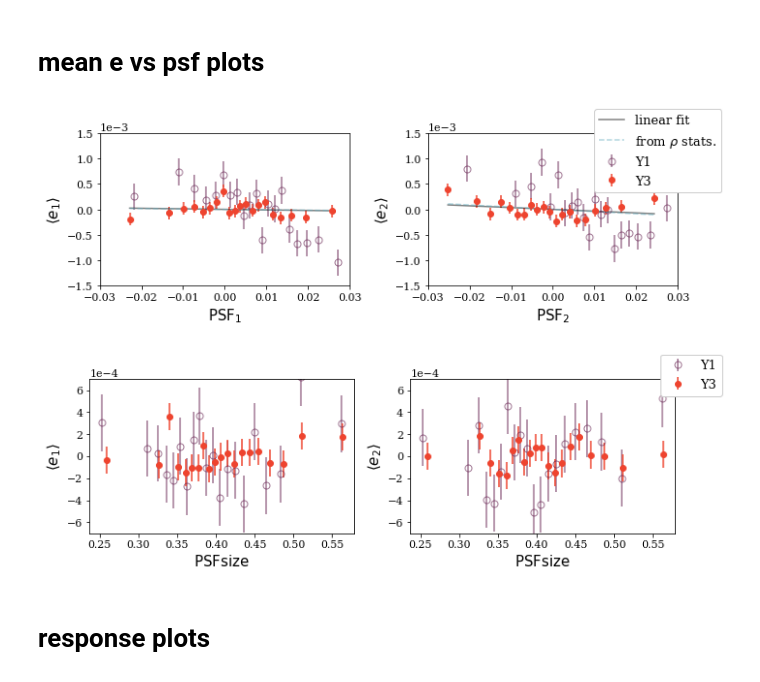
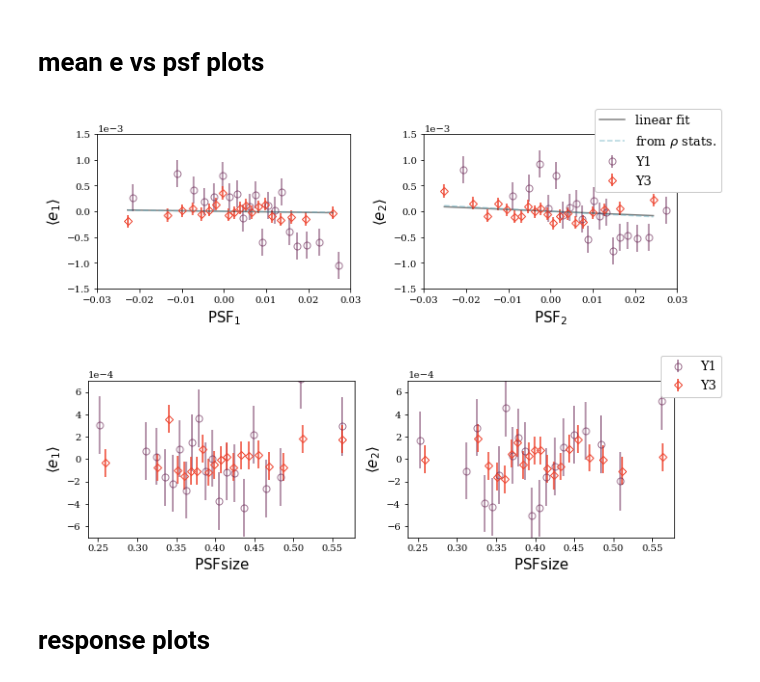
Before and after one commit to des-science/Y3_shearcat_tests, a Jupyter notebook: final_plots_paper/All_the_plots.ipynb, the cells around one changed output. Saved outputs shown, nothing was run; the diff lists cells and outputs as text; code cells hidden in the pictures.

```diff
--- a/final_plots_paper/All_the_plots.ipynb
+++ b/final_plots_paper/All_the_plots.ipynb
@@ -6,11 +6,13 @@ import numpy as np
 from matplotlib.colors import LinearSegmentedColormap
 
 def load_obj(name):
-    with open(name + '.pkl', 'rb') as f:
+
         try:
-            return pickle.load(f)#, encoding='latin1')
+            with open(name + '.pkl', 'rb') as f:
+                return pickle.load(f)#, encoding='latin1')
         except:
-            return pickle.load(f, encoding='latin1')
+            with open(name + '.pkl', 'rb') as f:
+                return pickle.load(f, encoding='latin1')
 def hex_to_rgb(value):
     value = value.lstrip('#')
     lv = len(value)
@@ -248,7 +250,7 @@ fig, ax = plt.subplots(1,2,sharex = True, figsize=(10,3.5))
 duv = plot_dict['fit_dict']['e1psf_e1_Y1']
 ax[0].errorbar(duv['x0'],duv['vec'],duv['err'],fmt='o',alpha = 0.6,label = 'Y1' ,markersize=7,markerfacecoloralt=colors[0],color=colors[0],fillstyle='none')
 duv = plot_dict['fit_dict']['e1psf_e1']
-ax[0].errorbar(duv['x0'],duv['vec'],duv['err'],fmt='o',color=colors[1], label = 'Y3')
+ax[0].errorbar(duv['x0'],duv['vec'],duv['err'],label = 'Y3',fmt='D',markersize=5,markerfacecoloralt=colors[1],color=colors[1],fillstyle='none')
 b_=duv['mut'][0][0]
 ax[0].plot(duv['x0'],b_*(duv['x0']-duv['xmm']),alpha = 0.5,color='black',label='linear fit')
 #ax[0].fill_between(duv['x0'], (b_+np.sqrt(duv['mut'][1][0,0]))*(duv['x0']-duv['xmm']),(b_-np.sqrt(duv['mut'][1][0,0]))*(duv['x0']-duv['xmm']),alpha = 0.5,color="black",label="real plane coord.")
@@ -269,7 +271,7 @@ duv = plot_dict['fit_dict']['e2psf_e2_Y1']
 ax[1].errorbar(duv['x0'],duv['vec'],duv['err'],fmt='o', alpha = 0.6,label = 'Y1' ,markersize=7,markerfacecoloralt=colors[0],color=colors[0],fillstyle='none')
 
 duv = plot_dict['fit_dict']['e2psf_e2']
-ax[1].errorbar(duv['x0'],duv['vec'],duv['err'],fmt='o',color=colors[1], label = 'Y3')
+ax[1].errorbar(duv['x0'],duv['vec'],duv['err'],label = 'Y3',fmt='D',markersize=5,markerfacecoloralt=colors[1],color=colors[1],fillstyle='none')
 
 b_=duv['mut'][0][0]
 ax[1].plot(duv['x0'],b_*(duv['x0']-duv['xmm']),alpha = 0.5,color='black',label='linear fit')
@@ -306,37 +308,37 @@ fig, ax = plt.subplots(1,2,sharex = True, figsize=(10,3.5))
 
 #****************************
 duv = plot_dict['fit_dict']['e1psf_size_Y1']
 ax[0].errorbar(duv['x0'],duv['vec'],duv['err'],fmt='o',alpha = 0.6,label = 'Y1' ,markersize=7,markerfacecoloralt=colors[0],color=colors[0],fillstyle='none')
 
 duv = plot_dict['fit_dict']['e1psf_size']
-ax[0].errorbar(duv['x0'],duv['vec'],duv['err'],fmt='o',color=colors[1], label = 'Y3')
+ax[0].errorbar(duv['x0'],duv['vec'],duv['err'],label = 'Y3',fmt='D',markersize=5,markerfacecoloralt=colors[1],color=colors[1],fillstyle='none')
 
 #****************************
 duv = plot_dict['fit_dict']['e2psf_size_Y1']
 ax[1].errorbar(duv['x0'],duv['vec'],duv['err'],fmt='o',alpha = 0.6,label = 'Y1' ,markersize=7,markerfacecoloralt=colors[0],color=colors[0],fillstyle='none')
 
 duv = plot_dict['fit_dict']['e2psf_size']
-ax[1].errorbar(duv['x0'],duv['vec'],duv['err'],fmt='o',color=colors[1], label = 'Y3')
+ax[1].errorbar(duv['x0'],duv['vec'],duv['err'], label = 'Y3',fmt='D',markersize=5,markerfacecoloralt=colors[1],color=colors[1],fillstyle='none')
 
 
 
 ax[1].legend(loc="upper right", bbox_to_anchor=(1.2,1.2),fontsize=13,framealpha=1)
 
 ax[0].set_ylabel(r"$\langle e_1 \rangle$",size=15)
 ax[1].set_ylabel(r"$\langle e_2 \rangle$",size=15)
 ax[0].set_xlabel(r"${\rm PSF size}$",size=15)
 ax[1].set_xlabel(r"${\rm PSF size}$",size=15)
 ax[1].set_ylim([-0.0007,0.0007])
 ax[0].set_ylim([-0.0007,0.0007])
 ax[0].ticklabel_format(style='sci', axis='y', scilimits=(0,0))
 ax[1].ticklabel_format(style='sci', axis='y', scilimits=(0,0))
 
 plt.tight_layout()
 plt.savefig('./figures/e_PSFsize_y3y1.pdf',bbox_inches='tight')
 plt.show()
 # %% [output]
-[figure, old version]
+[figure, new version]
-[figure, old version]
+[figure, new version]
 # %% [markdown]
 # response plots
 # %%
```
Also changed, not shown: parts of 3 cells of this notebook, 7 other files.
